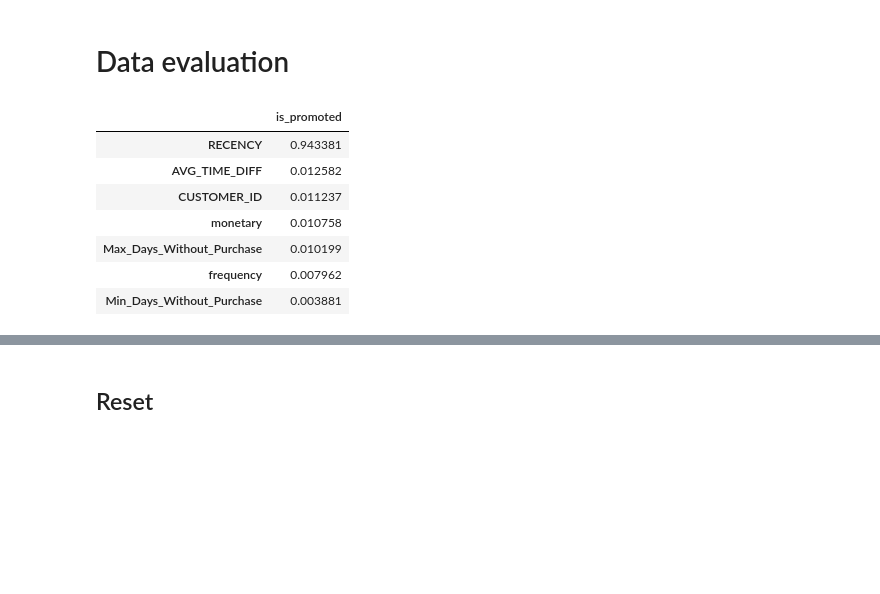
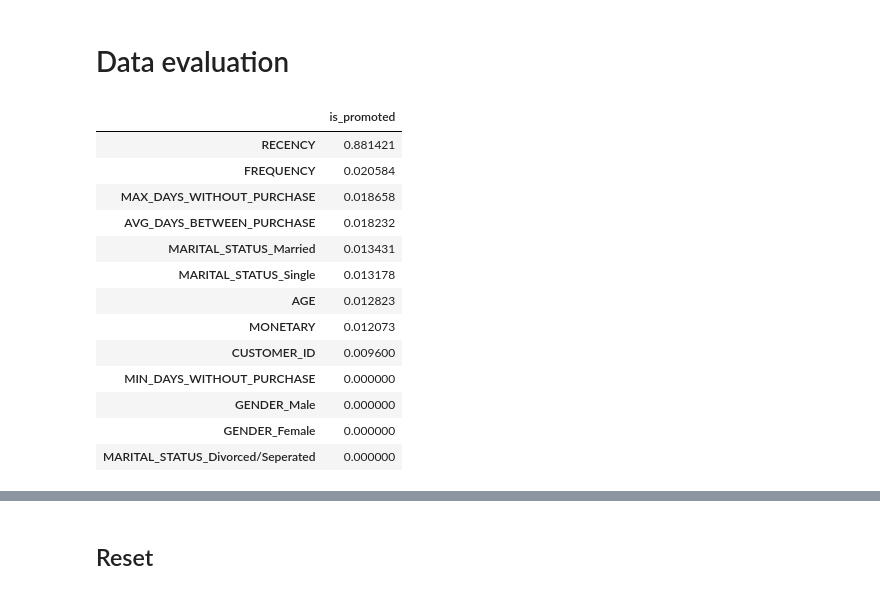
Before and after one commit to R-otato/Tasty_Insights, a Jupyter notebook: Test.ipynb, the cells around one changed output, grey strips where cells are left out. Saved outputs shown, nothing was run; the diff lists cells and outputs as text; code cells hidden in the pictures; blank space fills up the shorter version.

```diff
--- a/Test.ipynb
+++ b/Test.ipynb
@@ -520,3 +547,7 @@ X_test_enc=ohe_enc.transform(X_test)
+# %%
+X_train=X_train.drop('NextPurchaseDayRange',axis=1)
+X_test=X_test.drop('NextPurchaseDayRange',axis=1)
+X_holdout=X_holdout.drop('NextPurchaseDayRange',axis=1)
 # %% [markdown]
 ### Feature Scaling
 # %%
@@ -525,13 +556,16 @@ from sklearn.preprocessing import MinMaxScaler
 scaler = MinMaxScaler()
 
 #fit the scaler to the train set, it will learn the parameters
-scaler.fit(X_train_enc)
+scaler.fit(X_train)
 
 #transform train and test sets
-X_train_scaled = scaler.transform(X_train_enc)
-X_test_scaled = scaler.transform(X_test_enc)
-X_train_scaled = pd.DataFrame(X_train_scaled, columns=X_train_enc.columns)
-X_test_scaled = pd.DataFrame(X_test_scaled, columns=X_test_enc.columns)
+X_train_scaled = scaler.transform(X_train)
+X_test_scaled = scaler.transform(X_test)
+X_holdout_scaled=scaler.transform(X_holdout)
+
+X_train_scaled = pd.DataFrame(X_train_scaled, columns=X_train.columns)
+X_test_scaled = pd.DataFrame(X_test_scaled, columns=X_test.columns)
+X_houldout_scaled=pd.DataFrame(X_holdout_scaled,columns=X_holdout.columns)
 # %% [markdown]
 ## Model Building
 # %% [markdown]
@@ -694,7 +739,7 @@ print(gs.best_params_)
 # %%
-# Create the ann model
-MLP_improved = MLPClassifier(**gs.best_params_)
-# Fit the model to the training set
-MLP_improved.fit(X_train,y_train)
+# # Create the ann model
+# MLP_improved = MLPClassifier(**gs.best_params_)
+# # Fit the model to the training set
+# MLP_improved.fit(X_train,y_train)
 
-evaluateModel(MLP_improved)
+# evaluateModel(MLP_improved)
@@ -792,9 +849,9 @@ Test Accuracy: 0.744060475161987
 xgb = XGBClassifier()
 
 param_grid = {
-    'max_depth': [2, 3, 4],
-    'learning_rate': [0.1, 0.2, 0.3],
-    'n_estimators': [50, 100, 200],
+    'max_depth': [4, 6, 8],
+    'learning_rate': [0.05, 0.1, 0.2, 0.3],
+    'n_estimators': [20, 50, 100, 200],
     'objective': ['binary:logistic'],
     'n_jobs': [-1]
 }
@@ -860,15 +947,21 @@ xgb_final=xgb_before
 # Data evaluation
 # %%
 #Check top 10 features based on feature importance
-ft_weights_xgb_clf = pd.DataFrame(xgb_final.feature_importances_, columns=['is_promoted'], index=X_train.columns)
+ft_weights_xgb_clf = pd.DataFrame(xgb_improved.feature_importances_, columns=['is_promoted'], index=X_train.columns)
 ft_weights_xgb_clf.sort_values('is_promoted', ascending=False, inplace=True)
 ft_weights_xgb_clf.tail(100)
 # %% [output]
 |  | is_promoted |
-| RECENCY | 0.943381 |
-| AVG_TIME_DIFF | 0.012582 |
-| CUSTOMER_ID | 0.011237 |
-| monetary | 0.010758 |
-| Max_Days_Without_Purchase | 0.010199 |
-| frequency | 0.007962 |
-| Min_Days_Without_Purchase | 0.003881 |
+| RECENCY | 0.881421 |
+| FREQUENCY | 0.020584 |
+| MAX_DAYS_WITHOUT_PURCHASE | 0.018658 |
+| AVG_DAYS_BETWEEN_PURCHASE | 0.018232 |
+| MARITAL_STATUS_Married | 0.013431 |
+| MARITAL_STATUS_Single | 0.013178 |
+| AGE | 0.012823 |
+| MONETARY | 0.012073 |
+| CUSTOMER_ID | 0.009600 |
+| MIN_DAYS_WITHOUT_PURCHASE | 0.000000 |
+| GENDER_Male | 0.000000 |
+| GENDER_Female | 0.000000 |
+| MARITAL_STATUS_Divorced/Seperated | 0.000000 |
```
Also changed, not shown: parts of 52 cells of this notebook, 1 other file.
